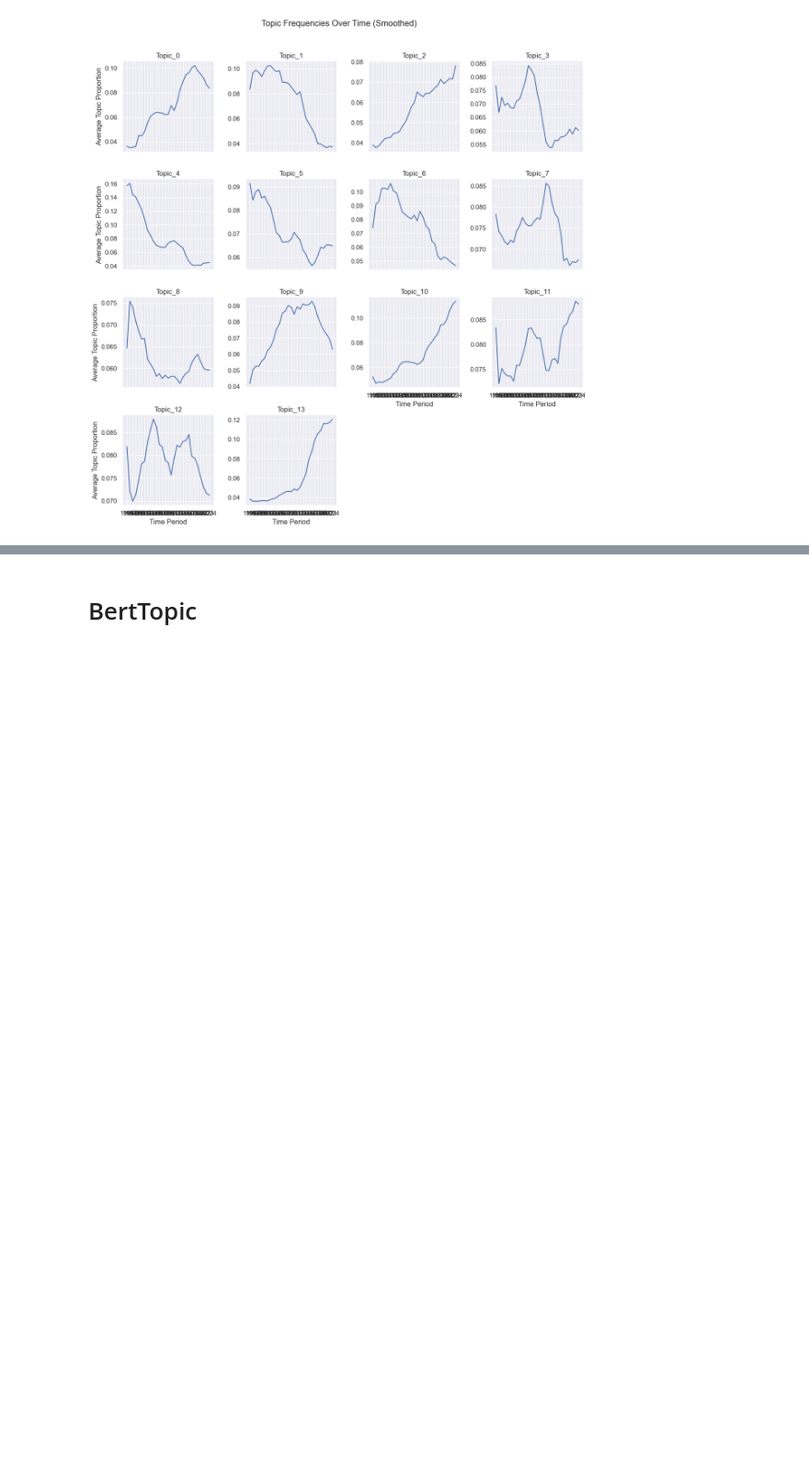
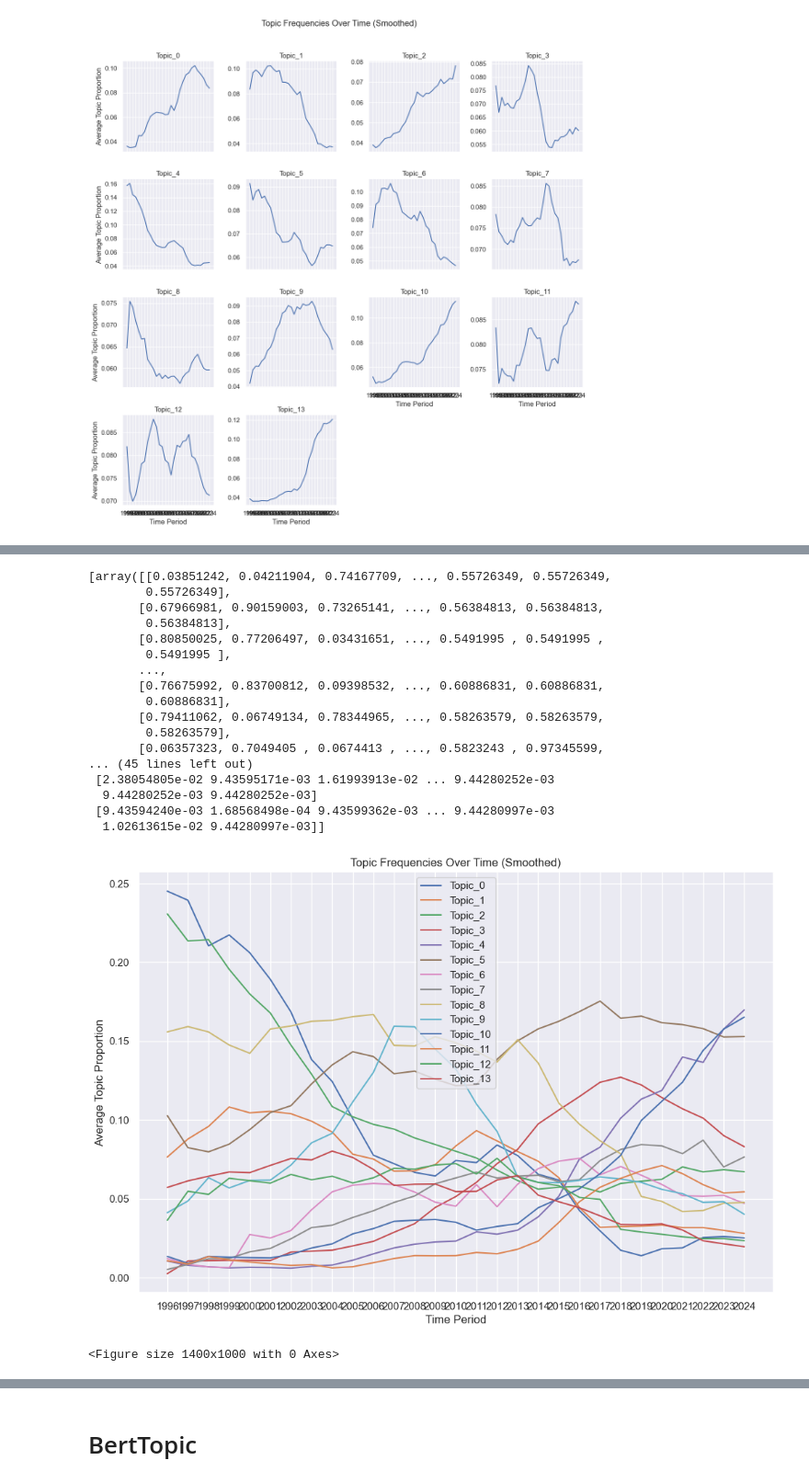
Before and after one commit to Extirpater/2024_PSB_Topic_Modeling, a Jupyter notebook: psb-topic-model.ipynb, the cells around one changed output, grey strips where cells are left out. Shown at 92% size. Drawn from its saved outputs; the diff is of its cells as text; code cells hidden in the pictures; blank space fills up the shorter version.

```diff
--- a/psb-topic-model.ipynb
+++ b/psb-topic-model.ipynb
@@ -413,7 +523,6 @@ models = []
 # %%
-model = lda_find_favorite(file_paths, timestamps)
-i=0
-models.append(model)
+model = lda_make_csv(file_paths, timestamps)
+i=2
 model.save(f"lda_model{i}.bin")
 # %% [output]
 Training...
@@ -445,9 +554,15 @@ def Graph_From_Model( file_paths, timestamps, mdl):
             for line in f:
                 words = preprocess_text(line.strip())
                 if words:
-                    texts.append(words)
-                    # mdl.add_doc(words)
-                    doc_timestamps.append(timestamp)
+                    text = f.read()
+                processed_text = preprocess_text(text)
+                doc_timestamps.append(timestamp)
+                # for line in f:
+                #     words = preprocess_text(line.strip())
+                #     if words:
+                #         texts.append(words)
+                #         mdl.add_doc(words)
+                #         doc_timestamps.append(timestamp)
     dictionary = corpora.Dictionary(texts)
 
 
@@ -505,4 +620,4 @@ def Graph_From_Model( file_paths, timestamps, mdl):
     plt.tight_layout()
     plt.show()
 # %%
-Graph_From_Model(file_paths, timestamps,  tp.LDAModel.load("lda_model0.bin"))
+model = tp.LDAModel.load("./lda_model2.bin")
@@ -525,0 +624,22 @@ Graph_From_Model(file_paths, timestamps,  tp.LDAModel.load("lda_model0.bin"))
+# %%
+Graph_From_Model(file_paths, timestamps,  model)
+# %% [output]
+[array([[0.03851242, 0.04211904, 0.74167709, ..., 0.55726349, 0.55726349,
+        0.55726349],
+       [0.67966981, 0.90159003, 0.73265141, ..., 0.56384813, 0.56384813,
+        0.56384813],
+       [0.80850025, 0.77206497, 0.03431651, ..., 0.5491995 , 0.5491995 ,
+        0.5491995 ],
+       ...,
+       [0.76675992, 0.83700812, 0.09398532, ..., 0.60886831, 0.60886831,
+        0.60886831],
+       [0.79411062, 0.06749134, 0.78344965, ..., 0.58263579, 0.58263579,
+        0.58263579],
+       [0.06357323, 0.7049405 , 0.0674413 , ..., 0.5823243 , 0.97345599,
+... (45 lines left out)
+ [2.38054805e-02 9.43595171e-03 1.61993913e-02 ... 9.44280252e-03
+  9.44280252e-03 9.44280252e-03]
+ [9.43594240e-03 1.68568498e-04 9.43599362e-03 ... 9.44280997e-03
+  1.02613615e-02 9.44280997e-03]]
+[figure, added]
+<Figure size 1400x1000 with 0 Axes>
```
Also changed, not shown: parts of 16 cells of this notebook, 29 other files.
